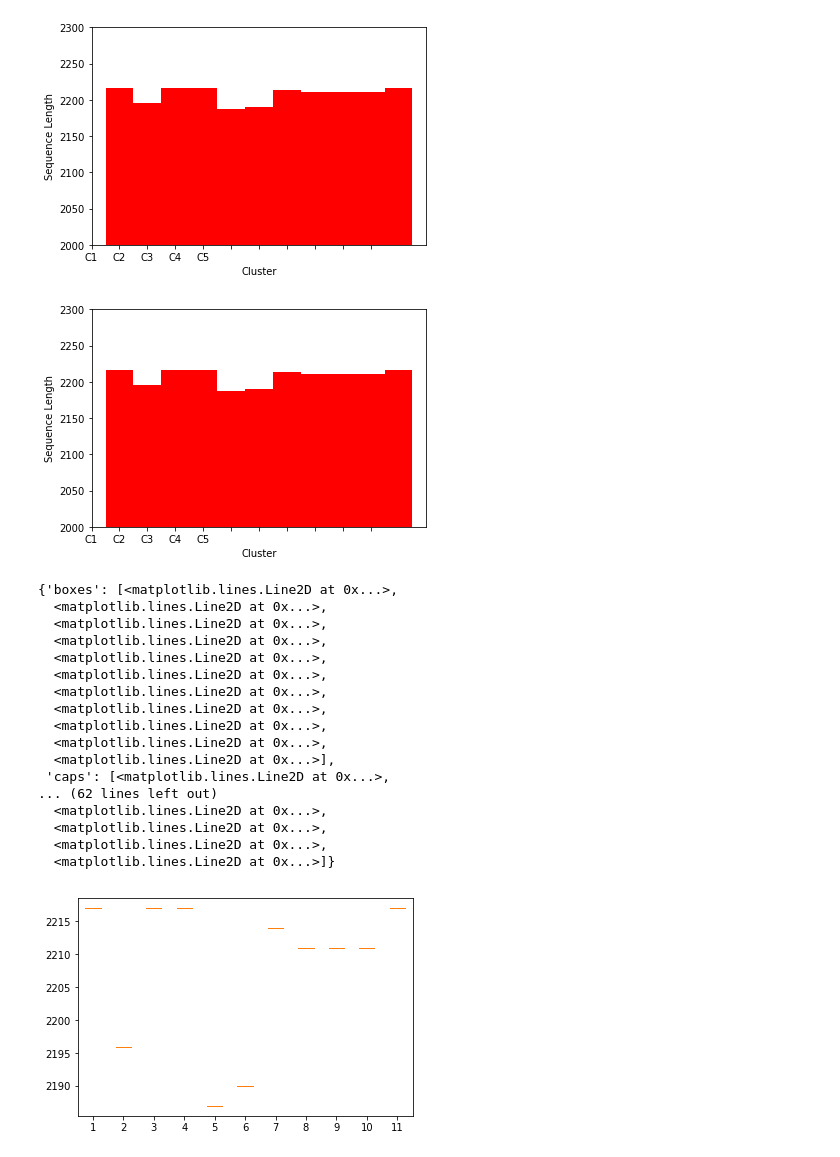
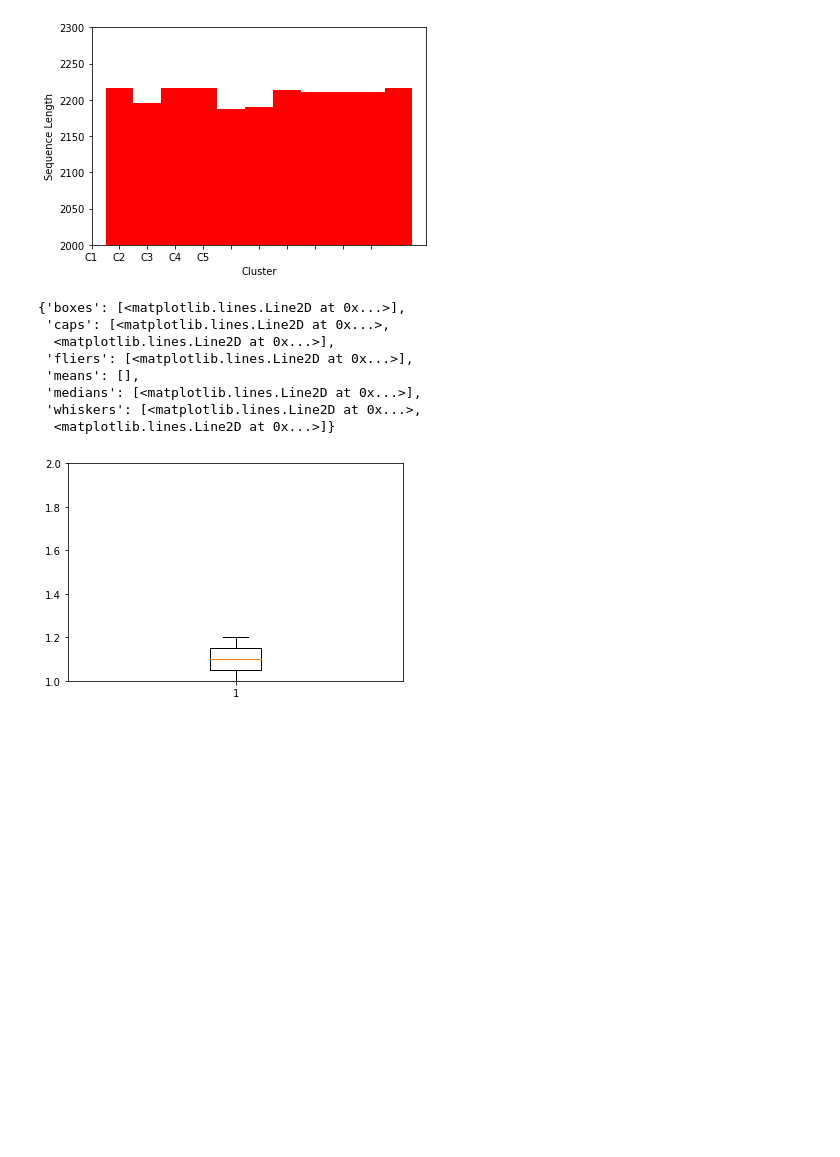
Before and after one commit to nathan2wong/computational_biology_BioE131, a Jupyter notebook: lab2/lab2phylo.ipynb, the cells around one changed output. Drawn from its saved outputs; the diff is of its cells as text; code cells hidden in the pictures; blank space fills up the shorter version.

```diff
--- a/lab2/lab2phylo.ipynb
+++ b/lab2/lab2phylo.ipynb
@@ -354,36 +356,16 @@ p1 = plt.bar([1,2,3,4,5,6,7,8,9,10,11], [np.mean(x)for x in seq_length], yerr=[n
 plt.show()
 # %% [output]
 [figure]
-# %%
-import numpy as np
-
-plt.ylabel('Sequence Length')
-plt.xlabel('Cluster')
-plt.ylim(2000, 2300)
-plt.xlim(0,12)
-plt.xticks(np.arange(11), ('C1', 'C2', 'C3', 'C4', 'C5'))
-
-p1 = plt.bar([1,2,3,4,5,6,7,8,9,10,11], [np.mean(x)for x in seq_length], yerr=[np.std(x) for x in seq_length],  color="red", width = 1)
-plt.show()
-
-plt.boxplot(seq_length)
-# %% [output]
-[figure, removed]
-{'boxes': [<matplotlib.lines.Line2D at 0x...>,
-  <matplotlib.lines.Line2D at 0x...>,
-  <matplotlib.lines.Line2D at 0x...>,
-  <matplotlib.lines.Line2D at 0x...>,
-  <matplotlib.lines.Line2D at 0x...>,
-  <matplotlib.lines.Line2D at 0x...>,
-  <matplotlib.lines.Line2D at 0x...>,
-  <matplotlib.lines.Line2D at 0x...>,
-  <matplotlib.lines.Line2D at 0x...>,
-  <matplotlib.lines.Line2D at 0x...>,
-  <matplotlib.lines.Line2D at 0x...>],
- 'caps': [<matplotlib.lines.Line2D at 0x...>,
-... (62 lines left out)
-  <matplotlib.lines.Line2D at 0x...>,
-  <matplotlib.lines.Line2D at 0x...>,
-  <matplotlib.lines.Line2D at 0x...>,
-  <matplotlib.lines.Line2D at 0x...>]}
-[figure, removed]
+# %%
+plt.ylim(1, 2)
+plt.boxplot([1, 1.2])
+# %% [output]
+{'boxes': [<matplotlib.lines.Line2D at 0x...>],
+ 'caps': [<matplotlib.lines.Line2D at 0x...>,
+  <matplotlib.lines.Line2D at 0x...>],
+ 'fliers': [<matplotlib.lines.Line2D at 0x...>],
+ 'means': [],
+ 'medians': [<matplotlib.lines.Line2D at 0x...>],
+ 'whiskers': [<matplotlib.lines.Line2D at 0x...>,
+  <matplotlib.lines.Line2D at 0x...>]}
+[figure, added]
```
Also changed, not shown: parts of 3 cells of this notebook.
